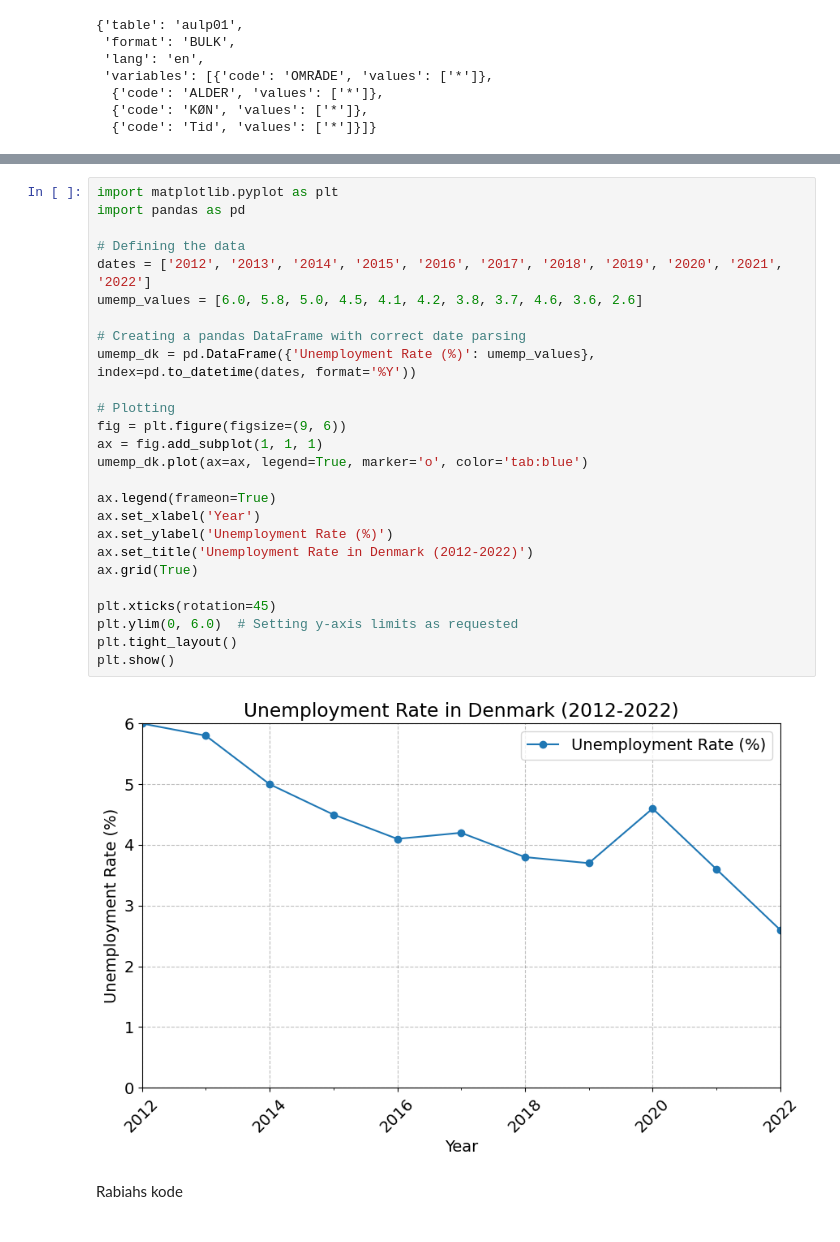
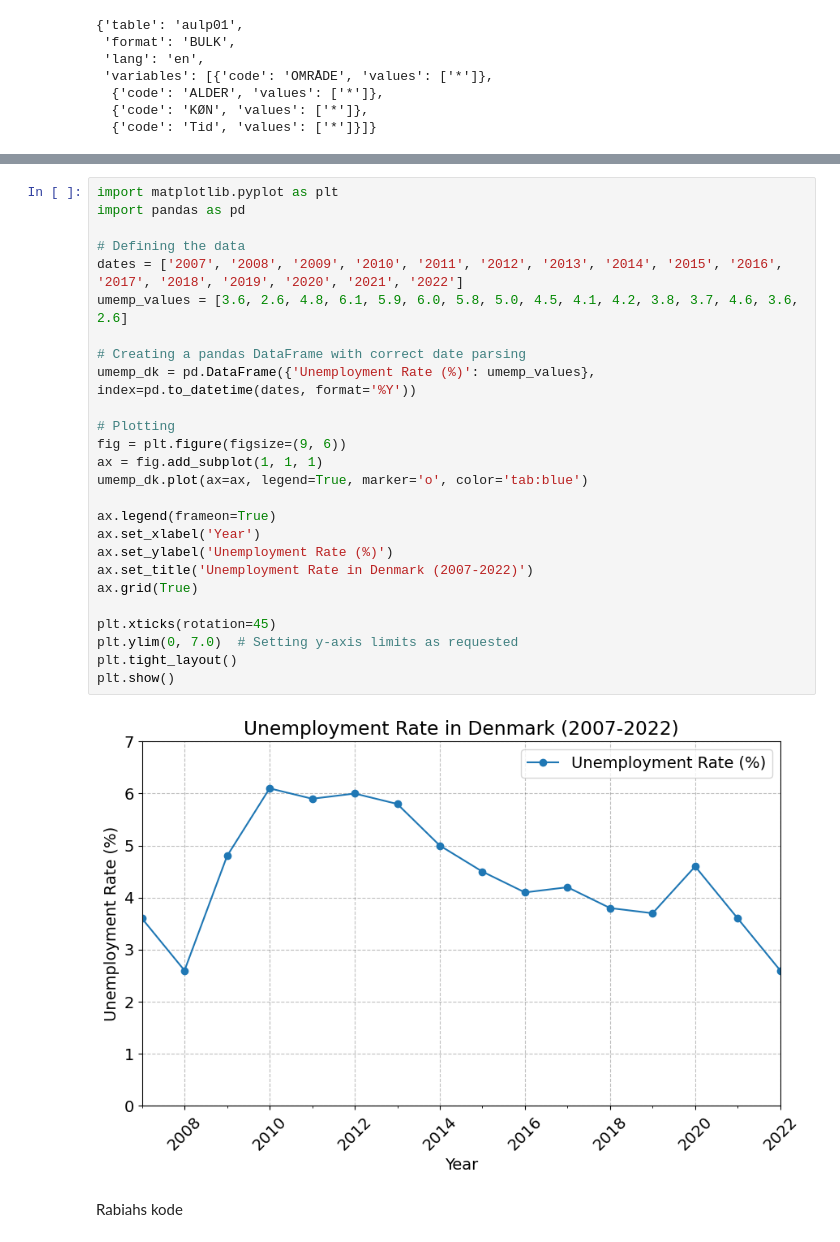
Before and after one commit to NumEconCopenhagen/projects-2024-sulaiman-phil-og-rabiah, a Jupyter notebook: dataproject/dataproject.ipynb, the cells around one changed output, grey strips where cells are left out. Saved outputs shown, nothing was run; the diff lists cells and outputs as text.

```diff
--- a/dataproject/dataproject.ipynb
+++ b/dataproject/dataproject.ipynb
@@ -549,31 +555,31 @@ ind1_1.head(100)
 # %%
 import matplotlib.pyplot as plt
 import pandas as pd
 
 # Defining the data
-dates = ['2012', '2013', '2014', '2015', '2016', '2017', '2018', '2019', '2020', '2021', '2022']
-umemp_values = [6.0, 5.8, 5.0, 4.5, 4.1, 4.2, 3.8, 3.7, 4.6, 3.6, 2.6]
+dates = ['2007', '2008', '2009', '2010', '2011', '2012', '2013', '2014', '2015', '2016', '2017', '2018', '2019', '2020', '2021', '2022']
+umemp_values = [3.6, 2.6, 4.8, 6.1, 5.9, 6.0, 5.8, 5.0, 4.5, 4.1, 4.2, 3.8, 3.7, 4.6, 3.6, 2.6]
 
 # Creating a pandas DataFrame with correct date parsing
 umemp_dk = pd.DataFrame({'Unemployment Rate (%)': umemp_values}, index=pd.to_datetime(dates, format='%Y'))
 
 # Plotting
 fig = plt.figure(figsize=(9, 6))
 ax = fig.add_subplot(1, 1, 1)
 umemp_dk.plot(ax=ax, legend=True, marker='o', color='tab:blue')
 
 ax.legend(frameon=True)
 ax.set_xlabel('Year')
 ax.set_ylabel('Unemployment Rate (%)')
-ax.set_title('Unemployment Rate in Denmark (2012-2022)')
+ax.set_title('Unemployment Rate in Denmark (2007-2022)')
 ax.grid(True)
 
 plt.xticks(rotation=45)
-plt.ylim(0, 6.0)  # Setting y-axis limits as requested
+plt.ylim(0, 7.0)  # Setting y-axis limits as requested
 plt.tight_layout()
 plt.show()
 # %% [output]
-[figure, old version]
+[figure, new version]
 # %% [markdown]
 Rabiahs kode
 # %% [markdown]
```
Also changed, not shown: parts of 6 cells of this notebook.
